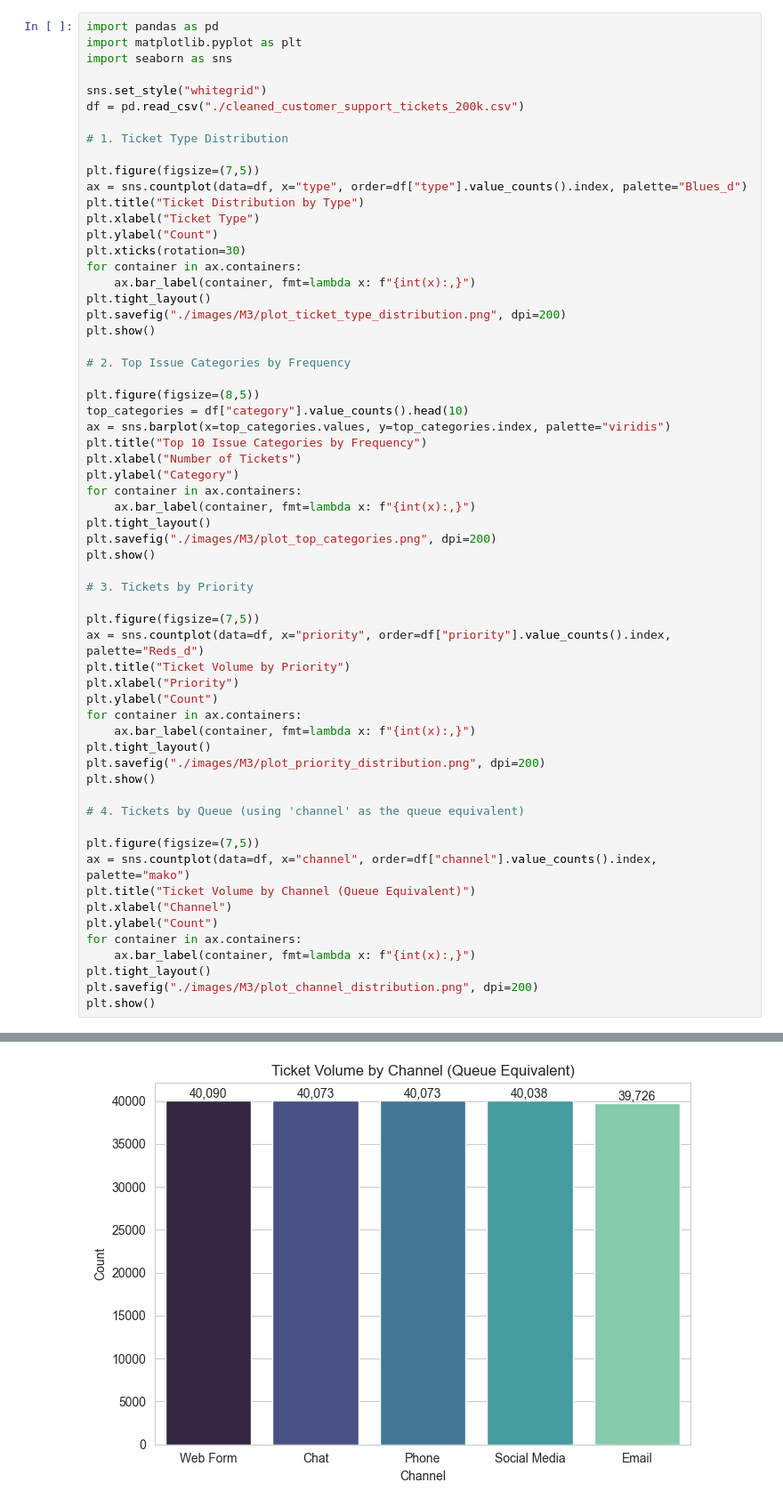
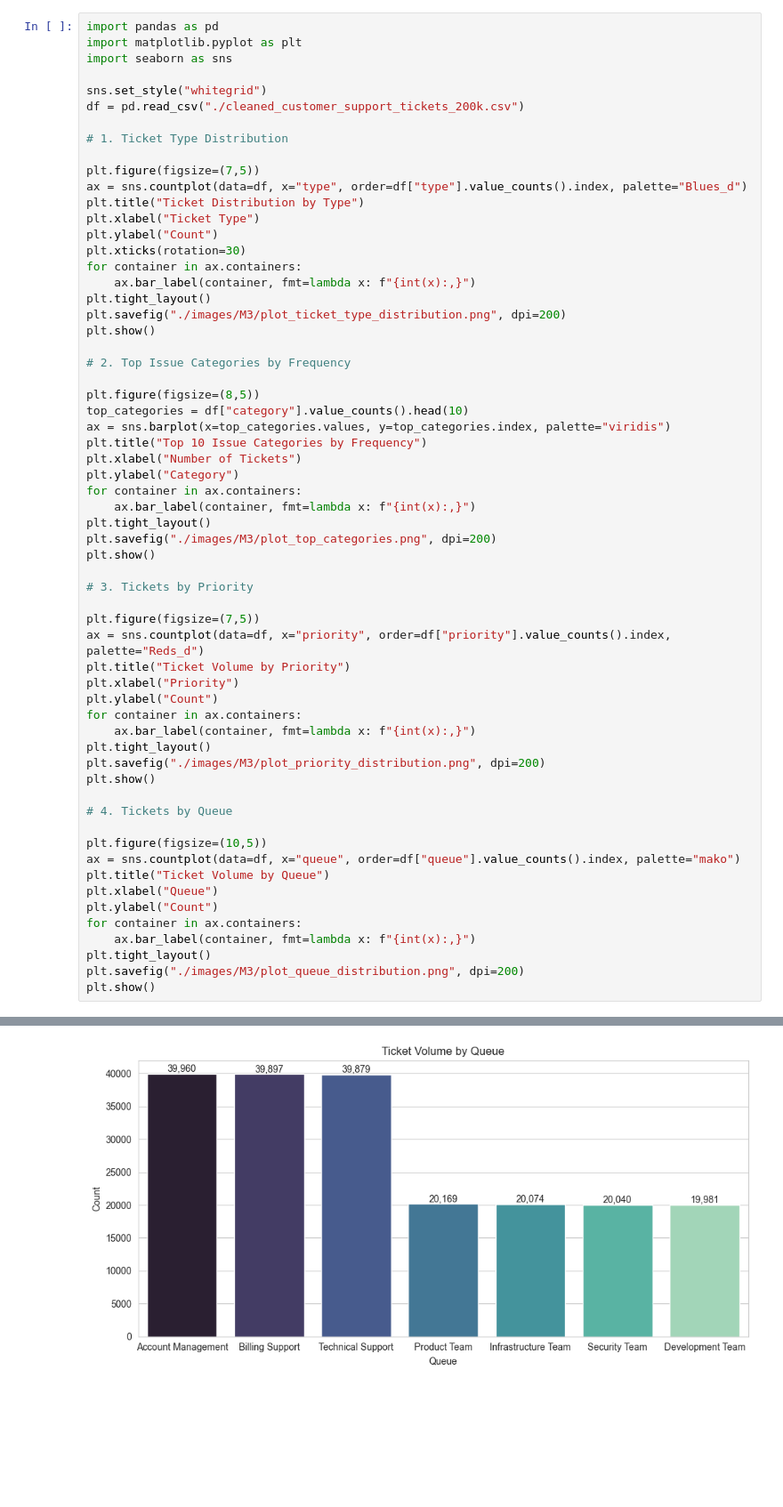
Before and after one commit to springboardmentor1210a/Supportlytics, a Jupyter notebook: eda.ipynb, the cells around one changed output, grey strips where cells are left out. Shown at 89% size. Cells and saved outputs as stored; diff of their text form; blank space fills up the shorter version.

```diff
--- a/eda.ipynb
+++ b/eda.ipynb
@@ -47,17 +47,17 @@ plt.tight_layout()
 plt.savefig("./images/M3/plot_priority_distribution.png", dpi=200)
 plt.show()
 
-# 4. Tickets by Queue (using 'channel' as the queue equivalent)
+# 4. Tickets by Queue
 
-plt.figure(figsize=(7,5))
-ax = sns.countplot(data=df, x="channel", order=df["channel"].value_counts().index, palette="mako")
-plt.title("Ticket Volume by Channel (Queue Equivalent)")
-plt.xlabel("Channel")
+plt.figure(figsize=(10,5))
+ax = sns.countplot(data=df, x="queue", order=df["queue"].value_counts().index, palette="mako")
+plt.title("Ticket Volume by Queue")
+plt.xlabel("Queue")
 plt.ylabel("Count")
 for container in ax.containers:
     ax.bar_label(container, fmt=lambda x: f"{int(x):,}")
 plt.tight_layout()
-plt.savefig("./images/M3/plot_channel_distribution.png", dpi=200)
+plt.savefig("./images/M3/plot_queue_distribution.png", dpi=200)
 plt.show()
 # %% [output]
 Passing `palette` without assigning `hue` is deprecated and will be removed in v0.14.0. Assign the `x` variable to `hue` and set `legend=False` for the same effect.
@@ -78 +78 @@ Passing `palette` without assigning `hue` is deprecated and will be removed in v
-[figure, old version]
+[figure, new version]
```
Also changed, not shown: parts of 1 cell of this notebook, 3 other files.
